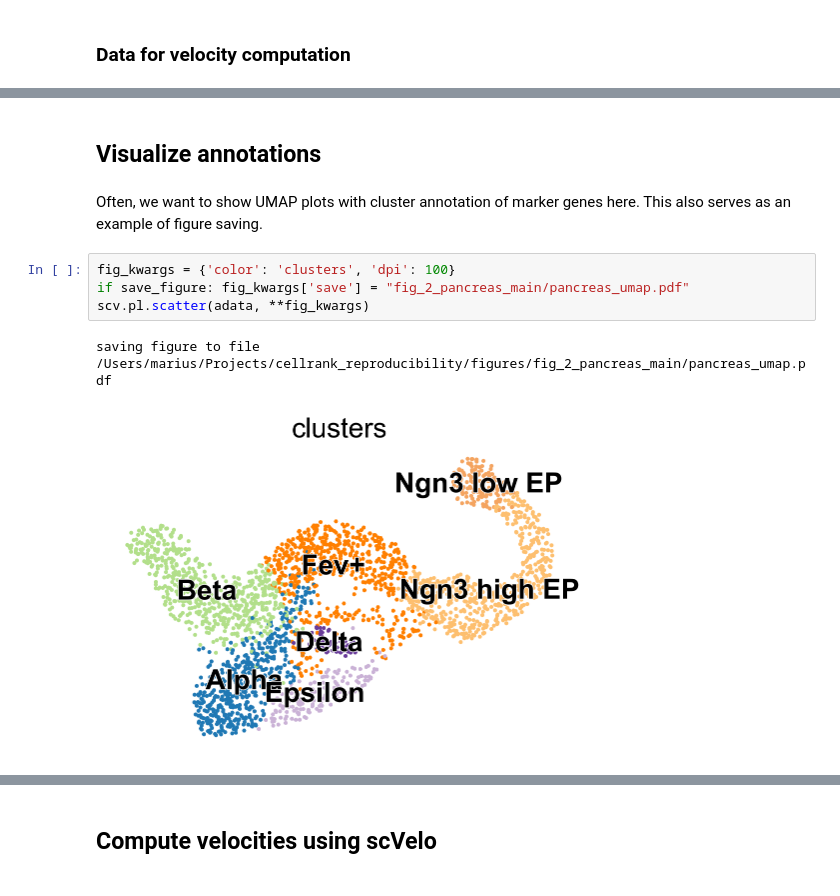
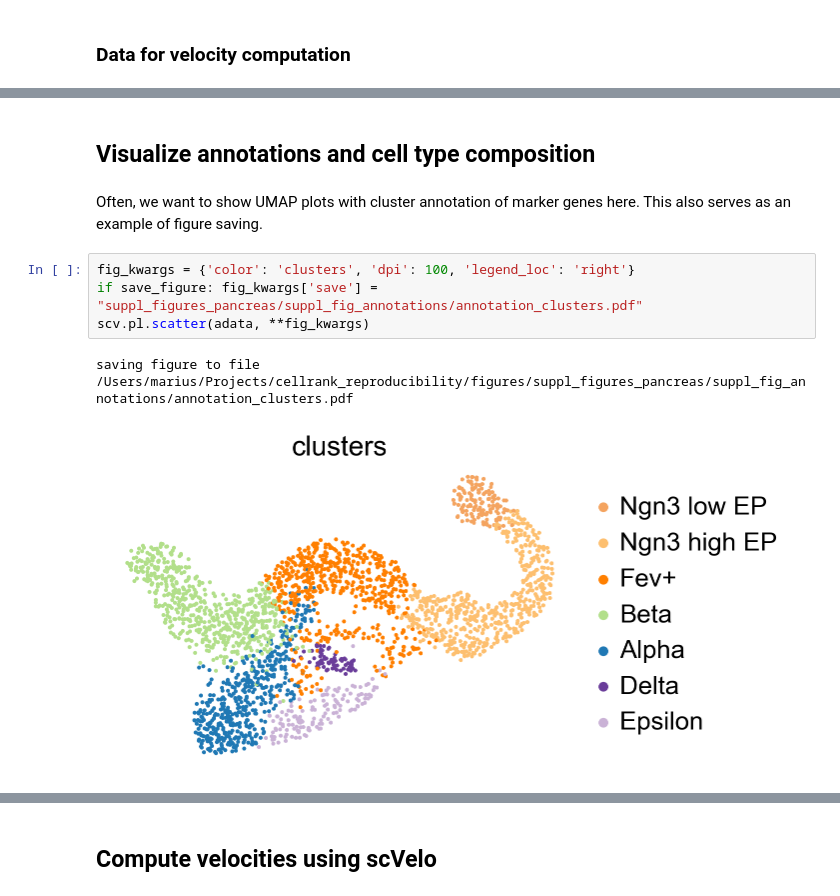
Before and after one commit to theislab/cellrank_reproducibility_preprint, a Jupyter notebook: notebooks/fig_2_pancreas_main/ML-2020-10-14_fig_2_pancreas_main.ipynb, the cells around one changed output, grey strips where cells are left out. Saved outputs shown, nothing was run; the diff lists cells and outputs as text.

Commit message:
Re-work the concept figure

```diff
--- a/notebooks/fig_2_pancreas_main/ML-2020-10-14_fig_2_pancreas_main.ipynb
+++ b/notebooks/fig_2_pancreas_main/ML-2020-10-14_fig_2_pancreas_main.ipynb
@@ -150,13 +159,13 @@ computing moments based on connectivities
     finished (0:00:00) --> added
     'Ms' and 'Mu', moments of un/spliced abundances (adata.layers)
 # %% [markdown]
-## Visualize annotations
+## Visualize annotations and cell type composition
 # %% [markdown]
 Often, we want to show UMAP plots with cluster annotation of marker genes here. This also serves as an example of figure saving.
 # %%
-fig_kwargs = {'color': 'clusters', 'dpi': 100}
-if save_figure: fig_kwargs['save'] = "fig_2_pancreas_main/pancreas_umap.pdf"
+fig_kwargs = {'color': 'clusters', 'dpi': 100, 'legend_loc': 'right'}
+if save_figure: fig_kwargs['save'] = "suppl_figures_pancreas/suppl_fig_annotations/annotation_clusters.pdf"
 scv.pl.scatter(adata, **fig_kwargs)
 # %% [output]
-saving figure to file /Users/marius/Projects/cellrank_reproducibility/figures/fig_2_pancreas_main/pancreas_umap.pdf
+saving figure to file /Users/marius/Projects/cellrank_reproducibility/figures/suppl_figures_pancreas/suppl_fig_annotations/annotation_clusters.pdf
-[figure, old version]
+[figure, new version]
```
Also changed, not shown: parts of 9 cells of this notebook.
